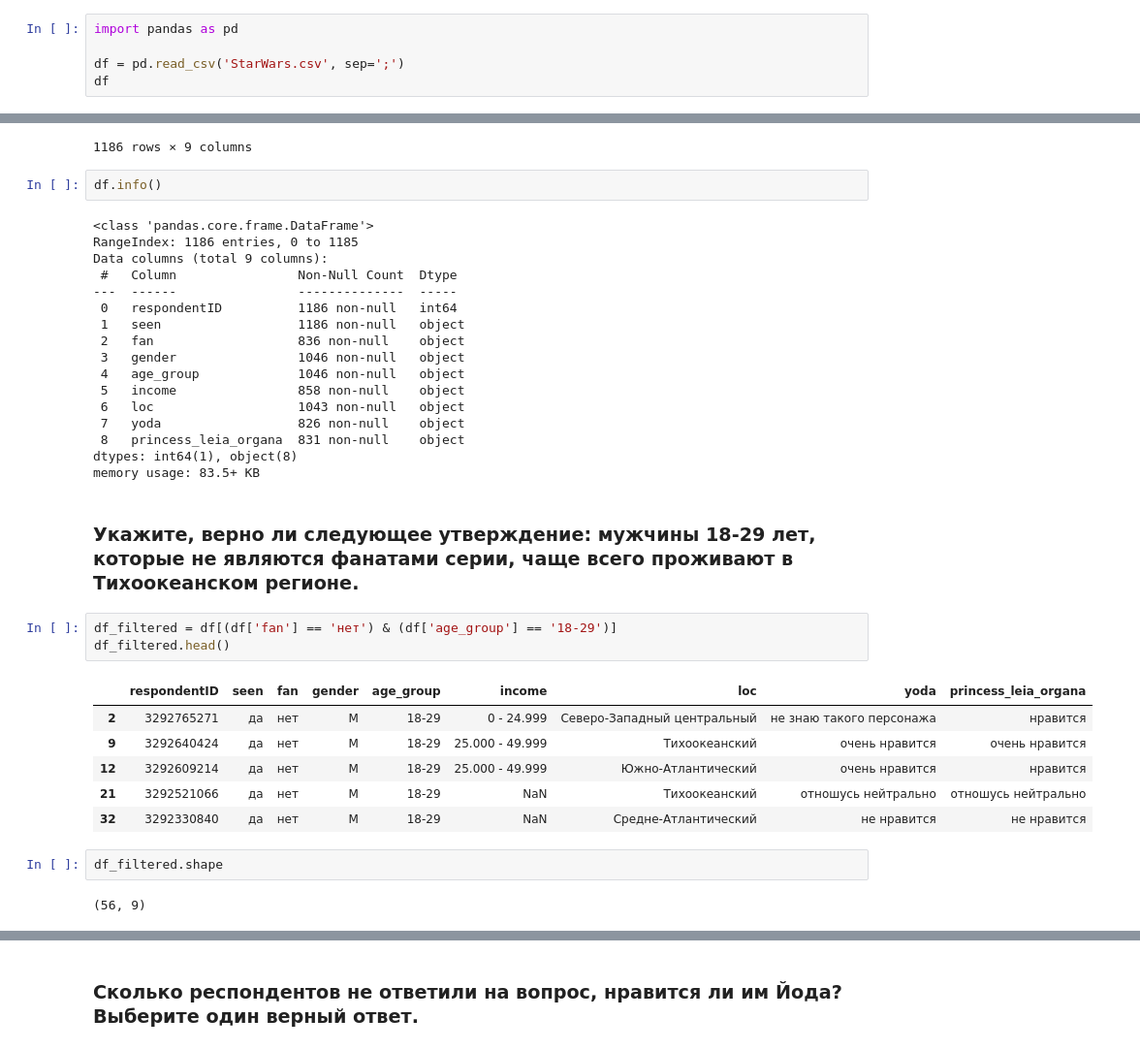
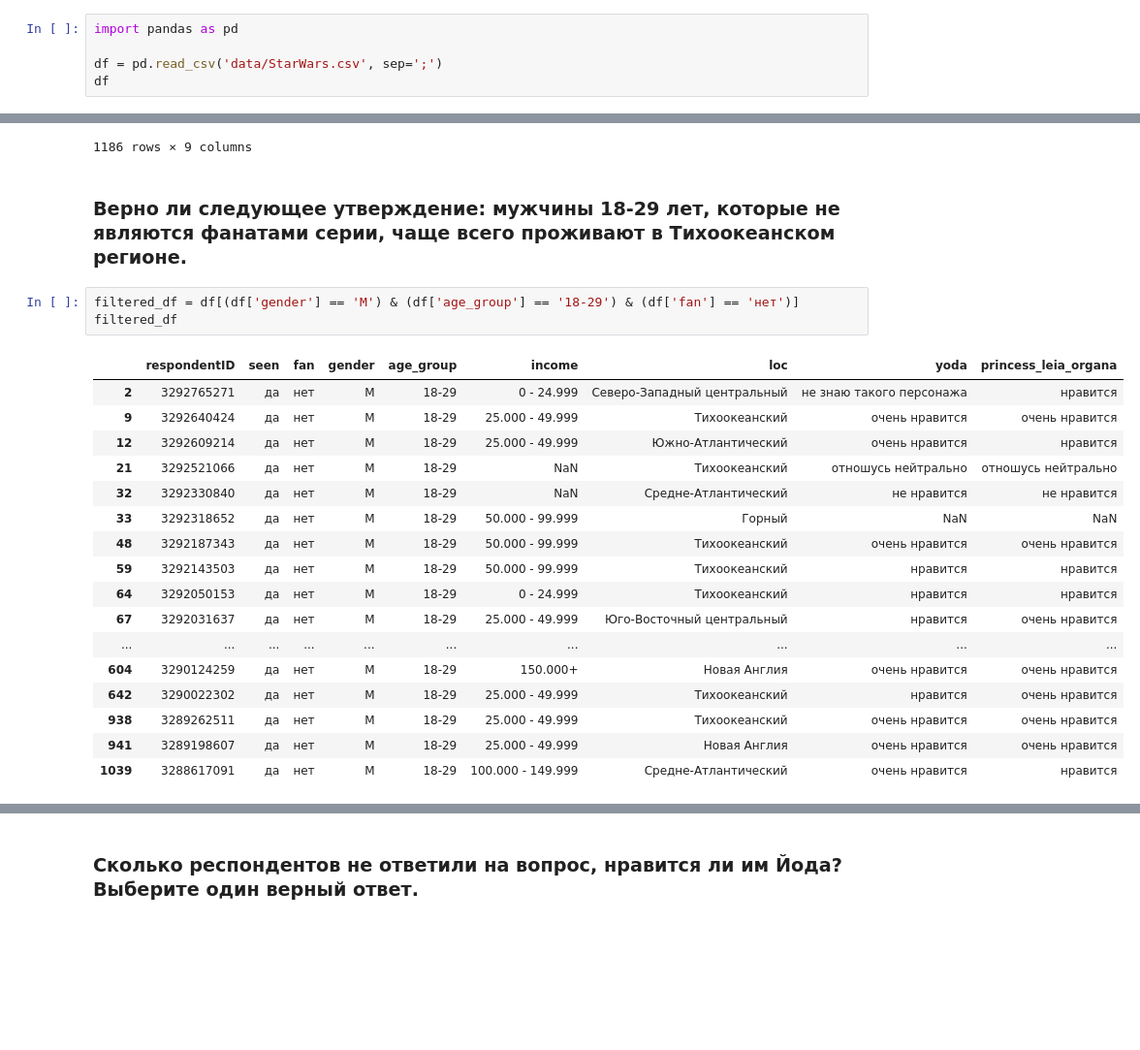
Before and after one commit to paalso/hse_statda, a Jupyter notebook: 2-statistics_basics/test_2.ipynb, the cells around one changed output, grey strips where cells are left out. Shown: that part at 97% size. Drawn from its saved outputs; the diff is of its cells as text; blank space fills up the shorter version.

Commit message:
Test for Lesson 2 (HEAD -> main, origin/main, origin/HEAD)

```diff
--- a/2-statistics_basics/test_2.ipynb
+++ b/2-statistics_basics/test_2.ipynb
@@ -1,7 +5,7 @@
 # %%
 import pandas as pd
 
-df = pd.read_csv('StarWars.csv', sep=';')
+df = pd.read_csv('data/StarWars.csv', sep=';')
 df
 # %% [output]
 |  | respondentID | seen | fan | gender | age_group | income | loc | yoda | princess_leia_organa |
@@ -17,38 +21,26 @@ df
 | 1184 | 3288373068 | да | да | Ж | 45-60 | 100.000 - 149.999 | Северо-Восточный центральный | очень нравится | очень нравится |
 | 1185 | 3288372923 | да | нет | Ж | > 60 | 50.000 - 99.999 | Тихоокеанский | очень не нравится | очень нравится |
 1186 rows × 9 columns
-# %%
-df.info()
-# %% [output]
-<class 'pandas.core.frame.DataFrame'>
-RangeIndex: 1186 entries, 0 to 1185
-Data columns (total 9 columns):
- #   Column                Non-Null Count  Dtype
----  ------                --------------  -----
- 0   respondentID          1186 non-null   int64
- 1   seen                  1186 non-null   object
- 2   fan                   836 non-null    object
- 3   gender                1046 non-null   object
- 4   age_group             1046 non-null   object
- 5   income                858 non-null    object
- 6   loc                   1043 non-null   object
- 7   yoda                  826 non-null    object
- 8   princess_leia_organa  831 non-null    object
-dtypes: int64(1), object(8)
-memory usage: 83.5+ KB
 # %% [markdown]
-### Укажите, верно ли следующее утверждение: мужчины 18-29 лет, которые не являются фанатами серии, чаще всего проживают в Тихоокеанском регионе.
+### Верно ли следующее утверждение: мужчины 18-29 лет, которые не являются фанатами серии, чаще всего проживают в Тихоокеанском регионе.
 # %%
-df_filtered = df[(df['fan'] == 'нет') & (df['age_group'] == '18-29')]
-df_filtered.head()
+filtered_df = df[(df['gender'] == 'М') & (df['age_group'] == '18-29') & (df['fan'] == 'нет')]
+filtered_df
 # %% [output]
 |  | respondentID | seen | fan | gender | age_group | income | loc | yoda | princess_leia_organa |
 | 2 | 3292765271 | да | нет | М | 18-29 | 0 - 24.999 | Северо-Западный центральный | не знаю такого персонажа | нравится |
 | 9 | 3292640424 | да | нет | М | 18-29 | 25.000 - 49.999 | Тихоокеанский | очень нравится | очень нравится |
 | 12 | 3292609214 | да | нет | М | 18-29 | 25.000 - 49.999 | Южно-Атлантический | очень нравится | нравится |
 | 21 | 3292521066 | да | нет | М | 18-29 | NaN | Тихоокеанский | отношусь нейтрально | отношусь нейтрально |
 | 32 | 3292330840 | да | нет | М | 18-29 | NaN | Средне-Атлантический | не нравится | не нравится |
+| 33 | 3292318652 | да | нет | М | 18-29 | 50.000 - 99.999 | Горный | NaN | NaN |
+| 48 | 3292187343 | да | нет | М | 18-29 | 50.000 - 99.999 | Тихоокеанский | очень нравится | очень нравится |
+| 59 | 3292143503 | да | нет | М | 18-29 | 50.000 - 99.999 | Тихоокеанский | нравится | нравится |
+| 64 | 3292050153 | да | нет | М | 18-29 | 0 - 24.999 | Тихоокеанский | нравится | нравится |
+| 67 | 3292031637 | да | нет | М | 18-29 | 25.000 - 49.999 | Юго-Восточный центральный | нравится | очень нравится |
+| ... | ... | ... | ... | ... | ... | ... | ... | ... | ... |
+| 604 | 3290124259 | да | нет | М | 18-29 | 150.000+ | Новая Англия | очень нравится | очень нравится |
+| 642 | 3290022302 | да | нет | М | 18-29 | 25.000 - 49.999 | Тихоокеанский | нравится | очень нравится |
+| 938 | 3289262511 | да | нет | М | 18-29 | 25.000 - 49.999 | Тихоокеанский | очень нравится | очень нравится |
+| 941 | 3289198607 | да | нет | М | 18-29 | 25.000 - 49.999 | Новая Англия | очень нравится | очень нравится |
+| 1039 | 3288617091 | да | нет | М | 18-29 | 100.000 - 149.999 | Средне-Атлантический | очень нравится | нравится |
-# %%
-df_filtered.shape
-# %% [output]
-(56, 9)
```
Also changed, not shown: parts of 11 cells of this notebook, 10 other files.
